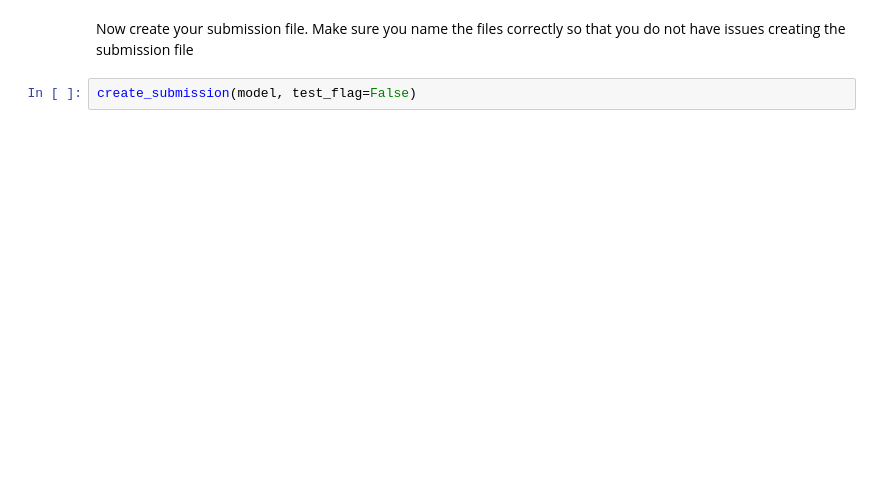
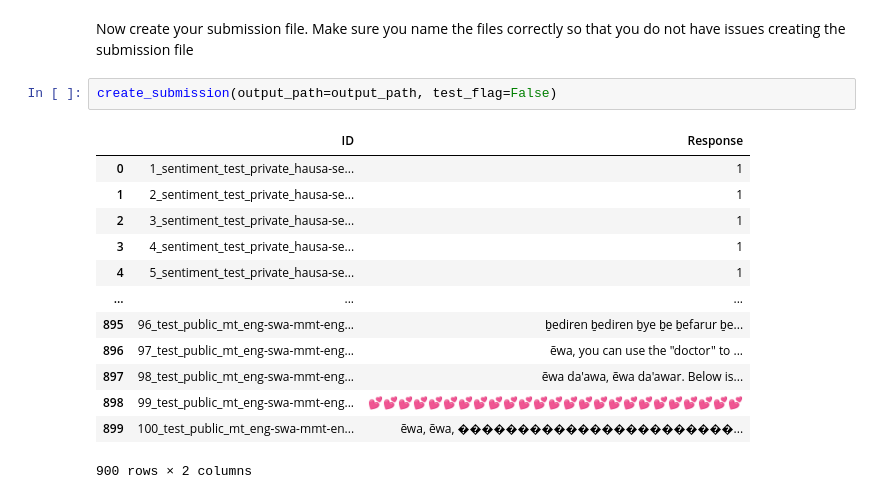
Before and after one commit to clemsadand/zindi-inkuba-notebook, a Jupyter notebook: Notebooks/Lelapa_AI_Zindi_Notebook_Participants.ipynb, the cells around one changed output. Drawn from its saved outputs; the diff is of its cells as text; blank space fills up the shorter version.

```diff
--- a/Notebooks/Lelapa_AI_Zindi_Notebook_Participants.ipynb
+++ b/Notebooks/Lelapa_AI_Zindi_Notebook_Participants.ipynb
@@ -627,4 +756,18 @@ Time taken:  211.88121151924133
 # %% [markdown]
 Now create your submission file. Make sure you name the files correctly so that you do not have issues creating the submission file
 # %%
-create_submission(model, test_flag=False)
+create_submission(output_path=output_path, test_flag=False)
+# %% [output]
+|  | ID | Response |
+| 0 | 1_sentiment_test_private_hausa-se... | 1 |
+| 1 | 2_sentiment_test_private_hausa-se... | 1 |
+| 2 | 3_sentiment_test_private_hausa-se... | 1 |
+| 3 | 4_sentiment_test_private_hausa-se... | 1 |
+| 4 | 5_sentiment_test_private_hausa-se... | 1 |
+| ... | ... | ... |
+| 895 | 96_test_public_mt_eng-swa-mmt-eng... | ḇediren ḇediren ḇye ḇe ḇefarur ḇe... |
+| 896 | 97_test_public_mt_eng-swa-mmt-eng... | ẽwa, you can use the "doctor" to ... |
+| 897 | 98_test_public_mt_eng-swa-mmt-eng... | ẽwa da'awa, ẽwa da'awar. Below is... |
+| 898 | 99_test_public_mt_eng-swa-mmt-eng... | 💕💕💕💕💕💕💕💕💕💕💕💕💕💕💕💕💕💕💕💕💕💕💕💕💕 |
+| 899 | 100_test_public_mt_eng-swa-mmt-en... | ẽwa, ẽwa, �����������������������... |
+900 rows × 2 columns
```
Also changed, not shown: parts of 28 cells of this notebook, 16 other files.
